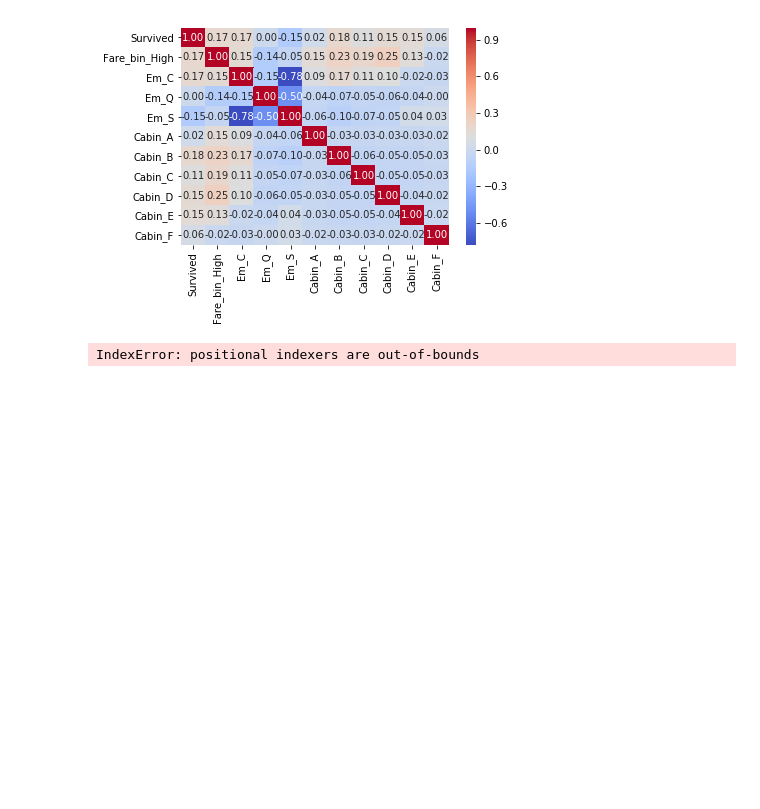
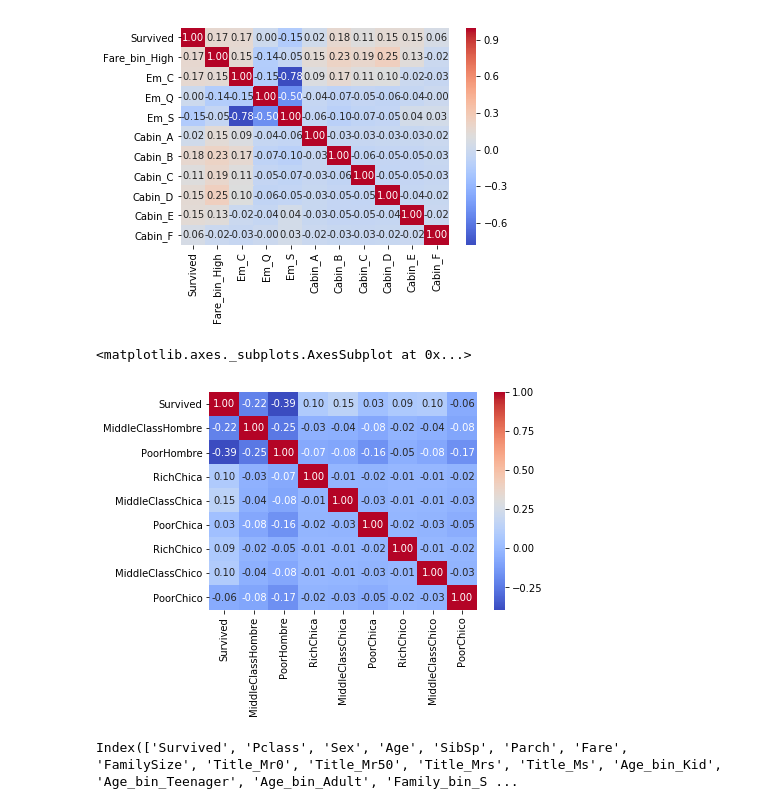
Before and after one commit to jforjohn/titanic_survival, a Jupyter notebook: TitanicAnalysis.ipynb, the cells around one changed output. Saved outputs shown, nothing was run; the diff lists cells and outputs as text; code cells hidden in the pictures; blank space fills up the shorter version.

```diff
--- a/TitanicAnalysis.ipynb
+++ b/TitanicAnalysis.ipynb
@@ -33,7 +38,7 @@ def getData(path, filenames_type):
     df_features = pd.read_csv(path + filename + '.csv',
                            sep=',')
 
-    if filename not in ['train', 'test']:
+    if filenames_type not in ['train', 'test']:
         # drop unnecessary columns that don't exist in the official data
         df_features.drop(['Boat', 'Body', 'Home.dest'],
                            axis=1,
@@ -812,29 +792,29 @@ train['Daughter'] = ((train['Sex'] == 1) & (child == 1)).map(lambda s: 1 if s el
 train['Son'] = ((train['Sex'] == 0) & (child == 1)).map(lambda s: 1 if s else 0)
 
 #Orphan if you have no parents and are 17 or younger
-train['Orphan'] = ((train['Age'] <= 17) & (train['Parch'] == 0)).map(lambda s: 1 if s else 0)
+train['Loner'] = ((train['Age'] <= 17) & (train['Parch'] == 0)).map(lambda s: 1 if s else 0)
 
 #To be single, must be 18 or older, no parents/children, no siblings/spouses.
-#train['Single_Man'] = (train['Sex'] == 0) & (train['Age'] >= 18) & (train['SibSp'] == 0) & (train['Parch'] == 0)
-#train['Single_Woman'] = (train['Sex'] == 1) & (train['Age'] >= 18) & (train['SibSp'] == 0) & (train['Parch'] == 0)
+#train['Single_Hombre'] = (train['Sex'] == 0) & (train['Age'] >= 18) & (train['SibSp'] == 0) & (train['Parch'] == 0)
+#train['Single_Mujer'] = (train['Sex'] == 1) & (train['Age'] >= 18) & (train['SibSp'] == 0) & (train['Parch'] == 0)
 
 #Married without kids or parents, need to be at least 18, and have at least 1 sibling or spouse.
 #train['Married_no_Kids_no_Parents'] = (train['SibSp'] >= 1) & (train['Parch'] == 0) & (train['Age'] >= 18)
 # %%
 #Combined class and gender to better organize people.
-train['RichWoman'] = ((train['Pclass'] == 1) & (train['Sex'] == 1) & (train['Age'] >= 18)).map(lambda s: 1 if s else 0)
-train['MiddleClassWoman'] = ((train['Pclass'] == 2) & (train['Sex'] == 1) & (train['Age'] >= 18)).map(lambda s: 1 if s else 0)
-train['PoorWoman'] = ((train['Pclass'] == 3) & (train['Sex'] == 1) & (train['Age'] >= 18)).map(lambda s: 1 if s else 0)
-train['RichMan'] = ((train['Pclass'] == 1) & (train['Sex'] == 0) & (train['Age'] >= 18)).map(lambda s: 1 if s else 0)
-train['MiddleClassMan'] = ((train['Pclass'] == 2) & (train['Sex'] == 0) & (train['Age'] >= 18)).map(lambda s: 1 if s else 0)
-train['PoorMan'] = ((train['Pclass'] == 3) & (train['Sex'] == 0) & (train['Age'] >= 18)).map(lambda s: 1 if s else 0)
+train['RichMujer'] = ((train['Pclass'] == 1) & (train['Sex'] == 1) & (train['Age'] >= 18)).map(lambda s: 1 if s else 0)
+train['MiddleClassMujer'] = ((train['Pclass'] == 2) & (train['Sex'] == 1) & (train['Age'] >= 18)).map(lambda s: 1 if s else 0)
+train['PoorMujer'] = ((train['Pclass'] == 3) & (train['Sex'] == 1) & (train['Age'] >= 18)).map(lambda s: 1 if s else 0)
+train['RichHombre'] = ((train['Pclass'] == 1) & (train['Sex'] == 0) & (train['Age'] >= 18)).map(lambda s: 1 if s else 0)
+train['MiddleClassHombre'] = ((train['Pclass'] == 2) & (train['Sex'] == 0) & (train['Age'] >= 18)).map(lambda s: 1 if s else 0)
+train['PoorHombre'] = ((train['Pclass'] == 3) & (train['Sex'] == 0) & (train['Age'] >= 18)).map(lambda s: 1 if s else 0)
 
-train['RichGirl'] = ((train['Pclass'] == 1) & (train['Age'] <= 17) & (train['Sex'] == 1)).map(lambda s: 1 if s else 0)
-train['MiddleClassGirl'] = ((train['Pclass'] == 2) & (train['Age'] <= 17) & (train['Sex'] == 1)).map(lambda s: 1 if s else 0)
-train['PoorGirl'] =  ((train['Pclass'] == 3) & (train['Age'] <= 17) & (train['Sex'] == 1)).map(lambda s: 1 if s else 0)
-train['RichBoy'] = ((train['Pclass'] == 1) & (train['Age'] <= 17) & (train['Sex'] == 0)).map(lambda s: 1 if s else 0)
-train['MiddleClassBoy'] = ((train['Pclass'] == 2) & (train['Age'] <= 17) & (train['Sex'] == 0)).map(lambda s: 1 if s else 0)
-train['PoorBoy'] =  ((train['Pclass'] == 3) & (train['Age'] <= 17) & (train['Sex'] == 0)).map(lambda s: 1 if s else 0)
+train['RichChica'] = ((train['Pclass'] == 1) & (train['Age'] <= 17) & (train['Sex'] == 1)).map(lambda s: 1 if s else 0)
+train['MiddleClassChica'] = ((train['Pclass'] == 2) & (train['Age'] <= 17) & (train['Sex'] == 1)).map(lambda s: 1 if s else 0)
+train['PoorChica'] =  ((train['Pclass'] == 3) & (train['Age'] <= 17) & (train['Sex'] == 1)).map(lambda s: 1 if s else 0)
+train['RichChico'] = ((train['Pclass'] == 1) & (train['Age'] <= 17) & (train['Sex'] == 0)).map(lambda s: 1 if s else 0)
+train['MiddleClassChico'] = ((train['Pclass'] == 2) & (train['Age'] <= 17) & (train['Sex'] == 0)).map(lambda s: 1 if s else 0)
+train['PoorChico'] =  ((train['Pclass'] == 3) & (train['Age'] <= 17) & (train['Sex'] == 0)).map(lambda s: 1 if s else 0)
 # %% [markdown]
 ### Pclass
 # %%
@@ -857,7 +837,7 @@ train.head()
 # %%
 train_copy = train.copy()
 # %%
-train_copy.drop(['PassengerId', 'Name', 'Ticket', 'TicketID', 'Died'], axis=1, inplace=True)
+train_copy.drop(['PassengerId', 'Name', 'Ticket', 'TicketID', 'Died', 'TicketL_bin'], axis=1, inplace=True)
 # %%
 len(train_copy.columns)
 # %% [output]
@@ -887,10 +867,15 @@ sns.heatmap(train_copy.iloc[:,cor_range].corr(),annot=True, fmt = ".2f", cmap =
 # %%
 # Correlation matrix between numerical values (SibSp Parch Age and Fare values) and Survived
 cor_range = [0]
-cor_range.extend(list(range(43,53)))
+cor_range.extend(list(range(43,51)))
 sns.heatmap(train_copy.iloc[:,cor_range].corr(),annot=True, fmt = ".2f", cmap = "coolwarm")
 # %% [output]
-IndexError: positional indexers are out-of-bounds
+<matplotlib.axes._subplots.AxesSubplot at 0x...>
+[figure, added]
+# %%
+train_copy.columns
+# %% [output]
+Index(['Survived', 'Pclass', 'Sex', 'Age', 'SibSp', 'Parch', 'Fare', 'FamilySize', 'Title_Mr0', 'Title_Mr50', 'Title_Mrs', 'Title_Ms', 'Age_bin_Kid', 'Age_bin_Teenager', 'Age_bin_Adult', 'Family_bin_S ...
 # %%
 Outliers_to_drop2 = detect_outliers(train_copy,7,train_copy.columns)
 # %%
```
Also changed, not shown: parts of 13 cells of this notebook.
